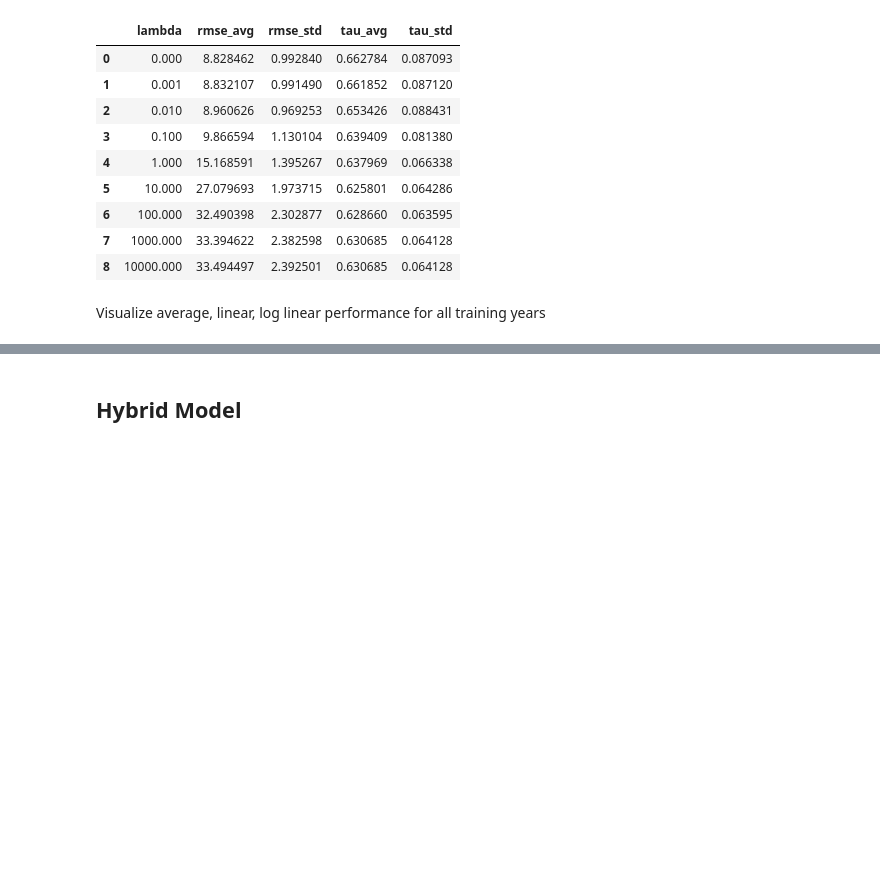
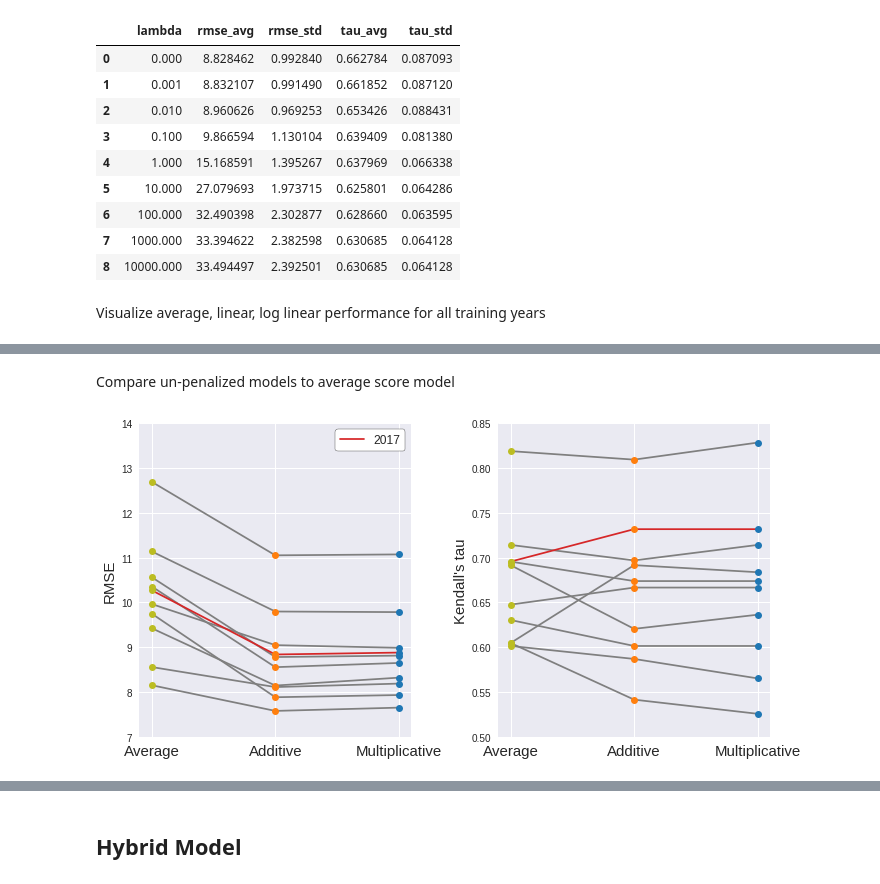
Before and after one commit to khanhnguyendata/skate_predict, a Jupyter notebook: analysis.ipynb, the cells around one changed output, grey strips where cells are left out. Drawn from its saved outputs; the diff is of its cells as text; code cells hidden in the pictures; blank space fills up the shorter version.

```diff
--- a/analysis.ipynb
+++ b/analysis.ipynb
@@ -1148,0 +1151,48 @@ plt.show()
+# %% [markdown]
+Compare un-penalized models to average score model
+# %%
+rmses_df = pd.concat([avg_train_eval['rmse'], linear_train_eval['rmse'], loglinear_train_eval['rmse']], axis=1,
+                    keys=['avg', 'linear', 'loglinear'])
+taus_df = pd.concat([avg_train_eval['tau'], linear_train_eval['tau'], loglinear_train_eval['tau']], axis=1,
+                   keys=['avg', 'linear', 'loglinear'])
+# %%
+fig, (ax1, ax2) = plt.subplots(1, 2, figsize=(10, 5))
+custom_opts = legend_opts.copy()
+custom_opts['loc'] = 'upper right'
+
+for i, row in rmses_df.iterrows():
+    if i == 9:
+        ax1.plot(range(3), row, color='tab:red')
+    else:
+        ax1.plot(range(3), row, color='tab:gray')
+ax1.plot([0]*len(rmses_df), rmses_df['avg'], 'o', color='tab:olive')
+ax1.plot([1]*len(rmses_df), rmses_df['linear'], 'o', color='tab:orange')
+ax1.plot([2]*len(rmses_df), rmses_df['loglinear'], 'o', color='tab:blue')
+ax1.legend(line_2017, ['2017'], **custom_opts)
+
+
+ax1.set_xticks(range(3))
+ax1.set_xticklabels(['Average', 'Additive', 'Multiplicative'], fontsize=15)
+ax1.set_ylabel('RMSE', fontsize=15)
+ax1.set_ylim(7, 14)
+
+for i, row in taus_df.iterrows():
+    if i == 9:
+        line_2017 = ax2.plot(range(3), row, color='tab:red')
+    else:
+        ax2.plot(range(3), row, color='tab:gray')
+ax2.plot([0]*len(taus_df), taus_df['avg'], 'o', color='tab:olive')
+ax2.plot([1]*len(taus_df), taus_df['linear'], 'o', color='tab:orange')
+ax2.plot([2]*len(taus_df), taus_df['loglinear'], 'o', color='tab:blue')
+
+ax2.set_xticks(range(3))
+ax2.set_xticklabels(['Average', 'Additive', 'Multiplicative'], fontsize=15)
+ax2.set_ylabel("Kendall's tau", fontsize=15)
+ax2.set_ylim(0.5, 0.85)
+
+plt.tight_layout()
+plt.show()
+
+fig.savefig('viz/avg_add_mul_unpenalized_10_years.png')
+# %% [output]
+[figure, added]
```
Also changed, not shown: parts of 14 cells of this notebook.
